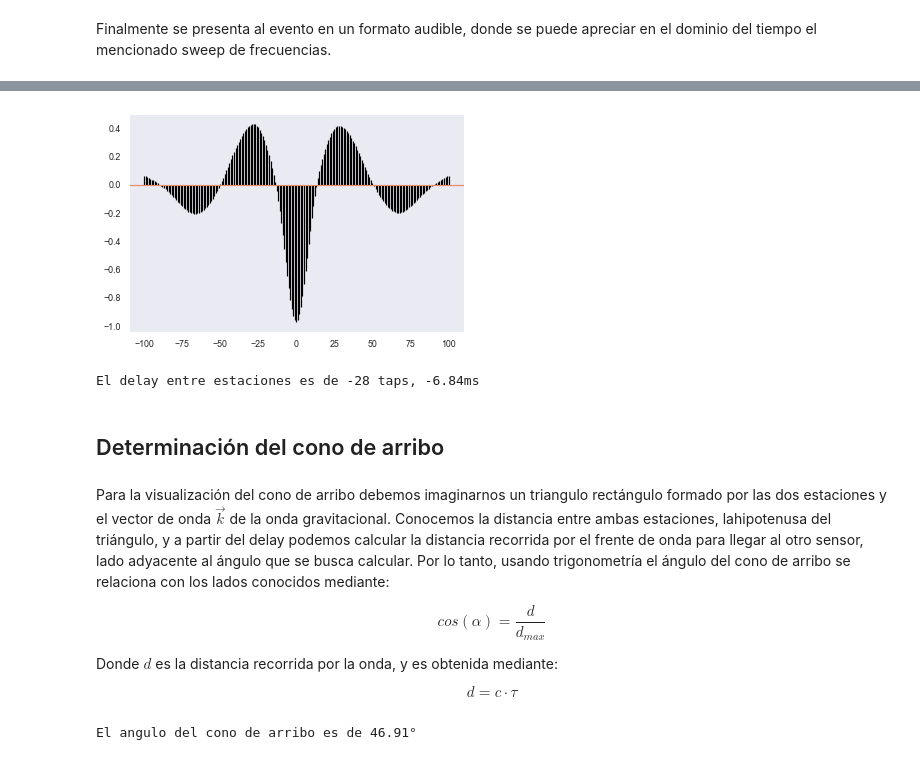
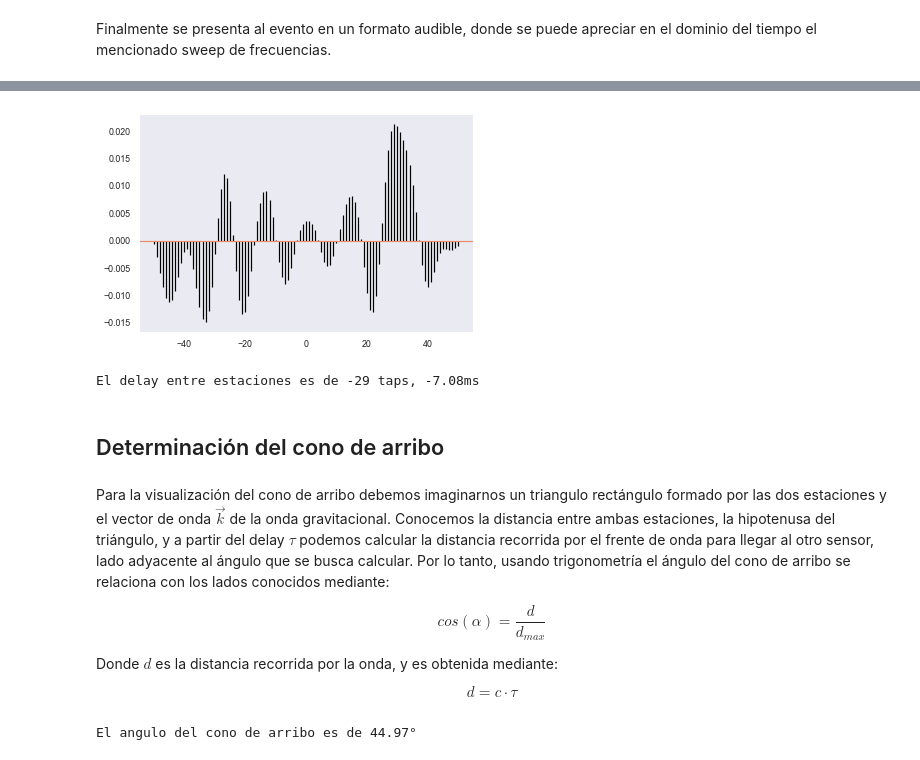
Before and after one commit to asp-image-dsp/asp-tp1, a Jupyter notebook: notebooks/report.ipynb, the cells around one changed output, grey strips where cells are left out. Cells and saved outputs as stored; diff of their text form; code cells hidden in the pictures.

```diff
--- a/notebooks/report.ipynb
+++ b/notebooks/report.ipynb
@@ -752,6 +752,6 @@ l1_32_psd_interpolated = interpolate.interp1d(l1_32_freqs, l1_32_rpsd)
 l1_32_whitened = whiten(l1_32_samples, l1_32_psd_interpolated, l1_32_ts)
 # %%
 # Applying band-pass to filter high frequency noise
-bb, ab = signal.butter(4, [40.*2.*h1_32_ts, 300.*2.*h1_32_ts], btype='band')
+bb, ab = signal.butter(4, [10.*2.*h1_32_ts, 500.*2.*h1_32_ts], btype='band')
 h1_32_whitened_bp = signal.filtfilt(bb, ab, h1_32_whitened)
 l1_32_whitened_bp = signal.filtfilt(bb, ab, l1_32_whitened)
@@ -791,10 +803,6 @@ l1_32_audio = np.roll(l1_32_whitened_bp, len(l1_32_whitened_bp) // 2)
 # %%
-n = 3e3
-center = len(h1_32_audio) // 2
+n = 100e3
+center = len(h1_32_whitened_bp) // 2 - 2500
 
-plt.figure()
-plt.plot(h1_32_audio[int(center-n//2):int(center+n//2)])
-
-plt.figure()
-plt.plot(l1_32_audio[int(center-n//2):int(center+n//2)])
-plt.show()
+h1_32_audio = h1_32_whitened_bp[int(center-n//2):int(center+n//2)]
+l1_32_audio = l1_32_whitened_bp[int(center-n//2):int(center+n//2)]
@@ -814,21 +820,19 @@ Audio(l1_32_audio, rate=(1 / l1_32_ts), autoplay=True)
 # %%
-# h1_l1_correlation = signal.correlate(h1_32_audio, l1_32_audio)
-lags, cross_corr, _, _ = plt.xcorr(h1_32_audio, l1_32_audio, maxlags=100)
+_, cross_corr, _, _ = plt.xcorr(h1_32_audio, -l1_32_audio, maxlags=50)
 # %% [output]
-[figure, old version]
+[figure, new version]
 # %%
 x_o = len(cross_corr) // 2
-# x_max = np.argmax(cross_corr)
-delay_taps = lags[np.argmax(cross_corr)]
-# delay_taps = x_o - x_max
+x_max = np.argmax(np.abs(cross_corr))
+delay_taps = x_o - x_max
 delay = delay_taps * h1_32_ts
 print(f'El delay entre estaciones es de {delay_taps} taps, {delay*1000:.2f}ms')
 # %% [output]
-El delay entre estaciones es de -28 taps, -6.84ms
+El delay entre estaciones es de -29 taps, -7.08ms
 # %% [markdown]
 ## Determinación del cono de arribo
 # %% [markdown]
-Para la visualización del cono de arribo debemos imaginarnos un triangulo rectángulo formado por las dos estaciones y el vector de onda $\vec{k}$ de la onda gravitacional. Conocemos la distancia entre ambas estaciones, lahipotenusa del triángulo, y a partir del delay podemos calcular la distancia recorrida por el frente de onda para llegar al otro sensor, lado adyacente al ángulo que se busca calcular. Por lo tanto, usando trigonometría el ángulo del cono de arribo se relaciona con los lados conocidos mediante:
+Para la visualización del cono de arribo debemos imaginarnos un triangulo rectángulo formado por las dos estaciones y el vector de onda $\vec{k}$ de la onda gravitacional. Conocemos la distancia entre ambas estaciones, la hipotenusa del triángulo, y a partir del delay $\tau$ podemos calcular la distancia recorrida por el frente de onda para llegar al otro sensor, lado adyacente al ángulo que se busca calcular. Por lo tanto, usando trigonometría el ángulo del cono de arribo se relaciona con los lados conocidos mediante:
 
 \begin{equation}
     cos(\alpha) = \frac{d}{d_{max}}
@@ -841,9 +845,9 @@ Donde $d$ es la distancia recorrida por la onda, y es obtenida mediante:
 \end{equation}
 # %%
 import numpy as np
-d = 3e8 * delay
+d = 3e8 * np.abs(delay)
 dmax = 3002e3
 alpha = np.arccos(d/dmax) * 180 / np.pi
 print(f'El angulo del cono de arribo es de {alpha:.2f}°')
 # %% [output]
-El angulo del cono de arribo es de 46.91°
+El angulo del cono de arribo es de 44.97°
```
Also changed, not shown: parts of 7 cells of this notebook.
